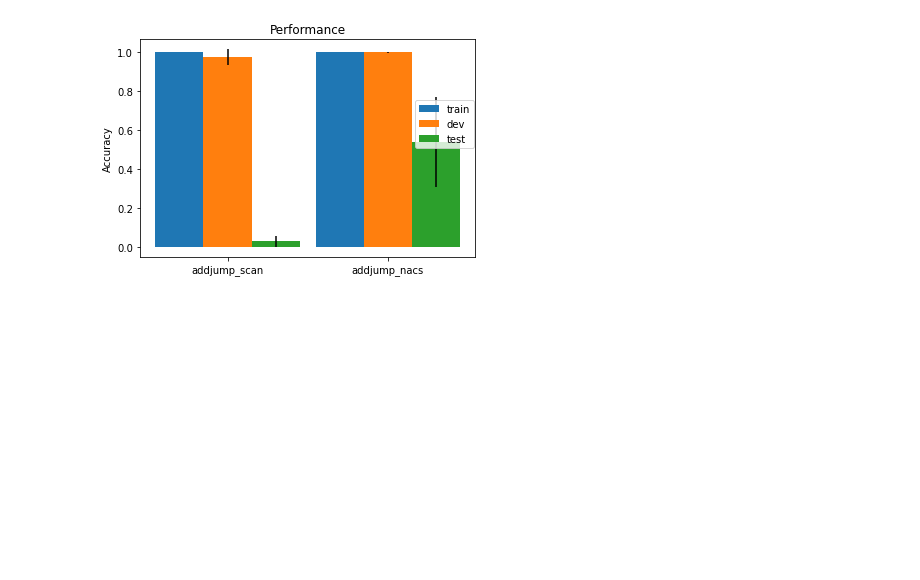
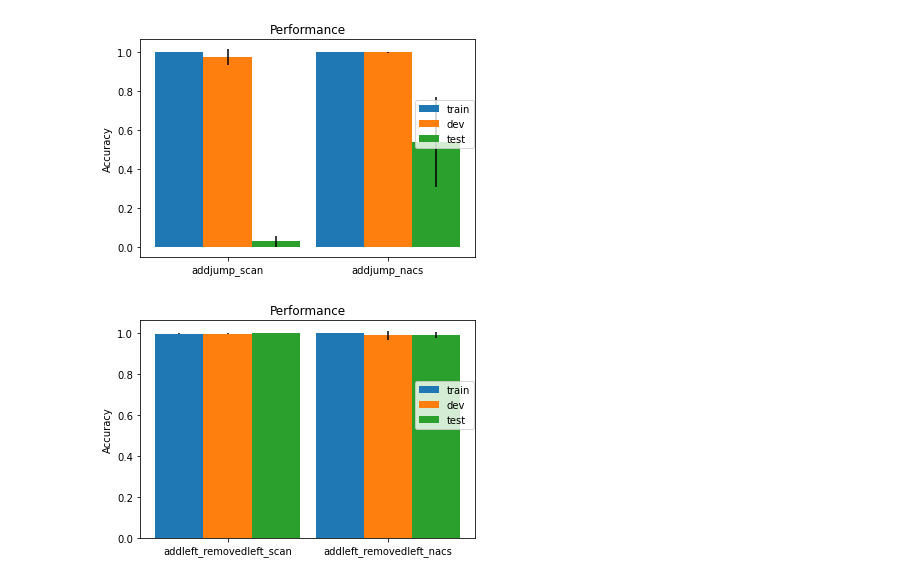
Before and after one commit to JanAthmer/Compositional-generalization-capabillity-of-Transformer, a Jupyter notebook: results.ipynb, the cells around one changed output. Drawn from its saved outputs; the diff is of its cells as text; code cells hidden in the pictures; blank space fills up the shorter version.

```diff
--- a/results.ipynb
+++ b/results.ipynb
@@ -228,3 +245,34 @@ plt.legend(['train','dev','test'],loc=[0.82,0.5])
 plt.show()
 # %% [output]
 [figure]
+# %%
+addleft_removedleft_scan_train_ave = np.mean([np.max(addleft_removedleft_scan_train[i,:]) for i in range(n_runs)])
+addleft_removedleft_nacs_train_ave = np.mean([np.max(addleft_removedleft_nacs_train[i,:]) for i in range(n_runs)])
+addleft_removedleft_scan_dev_ave = np.mean([np.max(addleft_removedleft_scan_dev[i,:]) for i in range(n_runs)])
+addleft_removedleft_nacs_dev_ave = np.mean([np.max(addleft_removedleft_nacs_dev[i,:]) for i in range(n_runs)])
+addleft_removedleft_scan_test_ave = np.mean([np.max(addleft_removedleft_scan_test[i,:]) for i in range(n_runs)])
+addleft_removedleft_nacs_test_ave = np.mean([np.max(addleft_removedleft_nacs_test[i,:]) for i in range(n_runs)])
+# %%
+addleft_removedleft_scan_train_std = np.std([np.max(addleft_removedleft_scan_train[i,:]) for i in range(n_runs)])
+addleft_removedleft_nacs_train_std = np.std([np.max(addleft_removedleft_nacs_train[i,:]) for i in range(n_runs)])
+addleft_removedleft_scan_dev_std = np.std([np.max(addleft_removedleft_scan_dev[i,:]) for i in range(n_runs)])
+addleft_removedleft_nacs_dev_std = np.std([np.max(addleft_removedleft_nacs_dev[i,:]) for i in range(n_runs)])
+addleft_removedleft_scan_test_std = np.std([np.max(addleft_removedleft_scan_test[i,:]) for i in range(n_runs)])
+addleft_removedleft_nacs_test_std = np.std([np.max(addleft_removedleft_nacs_test[i,:]) for i in range(n_runs)])
+train_std = [addleft_removedleft_scan_train_std, addleft_removedleft_nacs_train_std]
+dev_std = [addleft_removedleft_scan_dev_std, addleft_removedleft_nacs_dev_std]
+test_std = [addleft_removedleft_scan_test_std, addleft_removedleft_nacs_test_std]
+# %%
+c = np.array([0,1])
+w = 0.3
+
+plt.bar(c-w,[addleft_removedleft_scan_train_ave,addleft_removedleft_nacs_train_ave],yerr=train_std,width=w)
+plt.bar(c,[addleft_removedleft_scan_dev_ave,addleft_removedleft_nacs_dev_ave],yerr=dev_std,width=w)
+plt.bar(c+w,[addleft_removedleft_scan_test_ave,addleft_removedleft_nacs_test_ave],yerr=test_std,width=w)
+plt.xticks(c,['addleft_removedleft_scan','addleft_removedleft_nacs'])
+plt.ylabel('Accuracy')
+plt.title('Performance')
+plt.legend(['train','dev','test'],loc=[0.82,0.5])
+plt.show()
+# %% [output]
+[figure, added]
```
Also changed, not shown: parts of 4 cells of this notebook, 37 other files.
